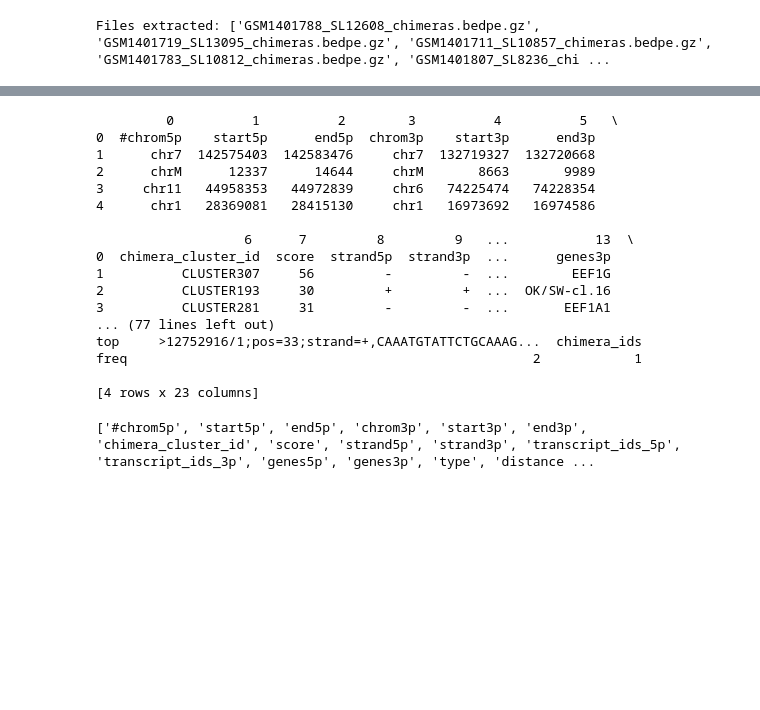
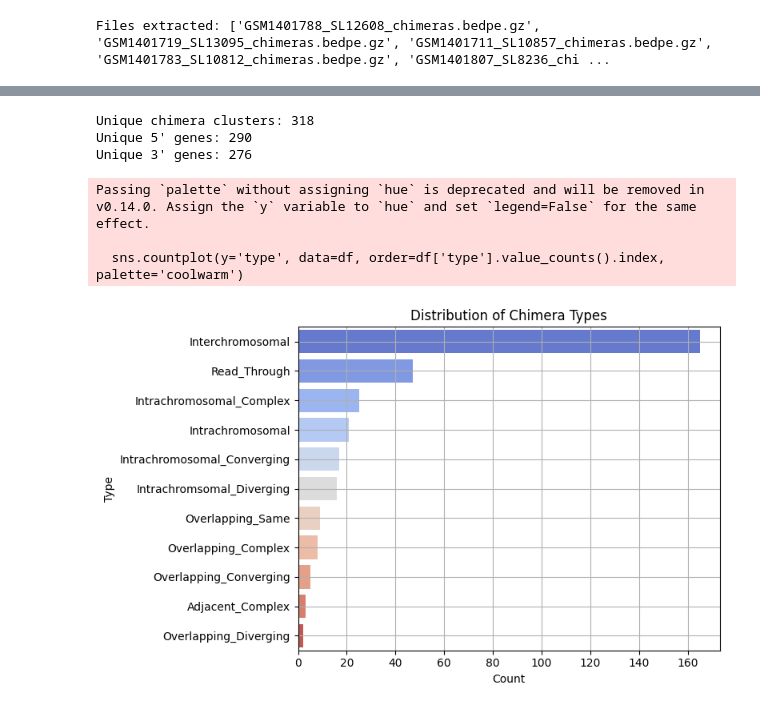
Before and after one commit to clarissawoo/breast-cancer-transcriptomics, a Jupyter notebook: Breast_Cancer_Transcriptomics_GSE58135.ipynb, the cells around one changed output, grey strips where cells are left out. Saved outputs shown, nothing was run; the diff lists cells and outputs as text; code cells hidden in the pictures; blank space fills up the shorter version.

```diff
--- a/Breast_Cancer_Transcriptomics_GSE58135.ipynb
+++ b/Breast_Cancer_Transcriptomics_GSE58135.ipynb
@@ -40,29 +49,30 @@ print(df.head())
 # %%
-print(df.head())
-print(df.info())
+# ---- Unique Counts ----
+num_chimeras = df['chimera_cluster_id'].nunique()
+unique_genes_5p = pd.Series(','.join(df['genes5p'].dropna()).split(',')).nunique()
+unique_genes_3p = pd.Series(','.join(df['genes3p'].dropna()).split(','))
+unique_genes_3p = unique_genes_3p.nunique()
+
+print(f"Unique chimera clusters: {num_chimeras}")
+print(f"Unique 5' genes: {unique_genes_5p}")
+print(f"Unique 3' genes: {unique_genes_3p}")
 # %% [output]
-         0          1          2        3          4          5   \
-0  #chrom5p    start5p      end5p  chrom3p    start3p      end3p
-1      chr7  142575403  142583476     chr7  132719327  132720668
-2      chrM      12337      14644     chrM       8663       9989
-3     chr11   44958353   44972839     chr6   74225474   74228354
-4      chr1   28369081   28415130     chr1   16973692   16974586
-
-                   6      7         8         9   ...           13  \
-0  chimera_cluster_id  score  strand5p  strand3p  ...      genes3p
-1          CLUSTER307     56         -         -  ...        EEF1G
-2          CLUSTER193     30         +         +  ...  OK/SW-cl.16
-3          CLUSTER281     31         -         -  ...       EEF1A1
-... (77 lines left out)
-top     >12752916/1;pos=33;strand=+,CAAATGTATTCTGCAAAG...  chimera_ids
-freq                                                    2            1
-
-[4 rows x 23 columns]
+Unique chimera clusters: 318
+Unique 5' genes: 290
+Unique 3' genes: 276
 # %%
-df.columns = df.iloc[0]    # assign first row as header
-df = df[1:]               # remove the first row from data
-df = df.reset_index(drop=True)  # reset index
-print(df.columns.tolist())  # now columns should show correct names
+# ---- Chimera Type Distribution ----
+plt.figure(figsize=(8,5))
+sns.countplot(y='type', data=df, order=df['type'].value_counts().index, palette='coolwarm')
+plt.title('Distribution of Chimera Types')
+plt.xlabel('Count')
+plt.ylabel('Type')
+plt.grid(True)
+plt.tight_layout()
+plt.show()
 # %% [output]
-['#chrom5p', 'start5p', 'end5p', 'chrom3p', 'start3p', 'end3p', 'chimera_cluster_id', 'score', 'strand5p', 'strand3p', 'transcript_ids_5p', 'transcript_ids_3p', 'genes5p', 'genes3p', 'type', 'distance ...
+Passing `palette` without assigning `hue` is deprecated and will be removed in v0.14.0. Assign the `y` variable to `hue` and set `legend=False` for the same effect.
+
+  sns.countplot(y='type', data=df, order=df['type'].value_counts().index, palette='coolwarm')
+[figure, added]
 # %%
```
Also changed, not shown: parts of 18 cells of this notebook.
